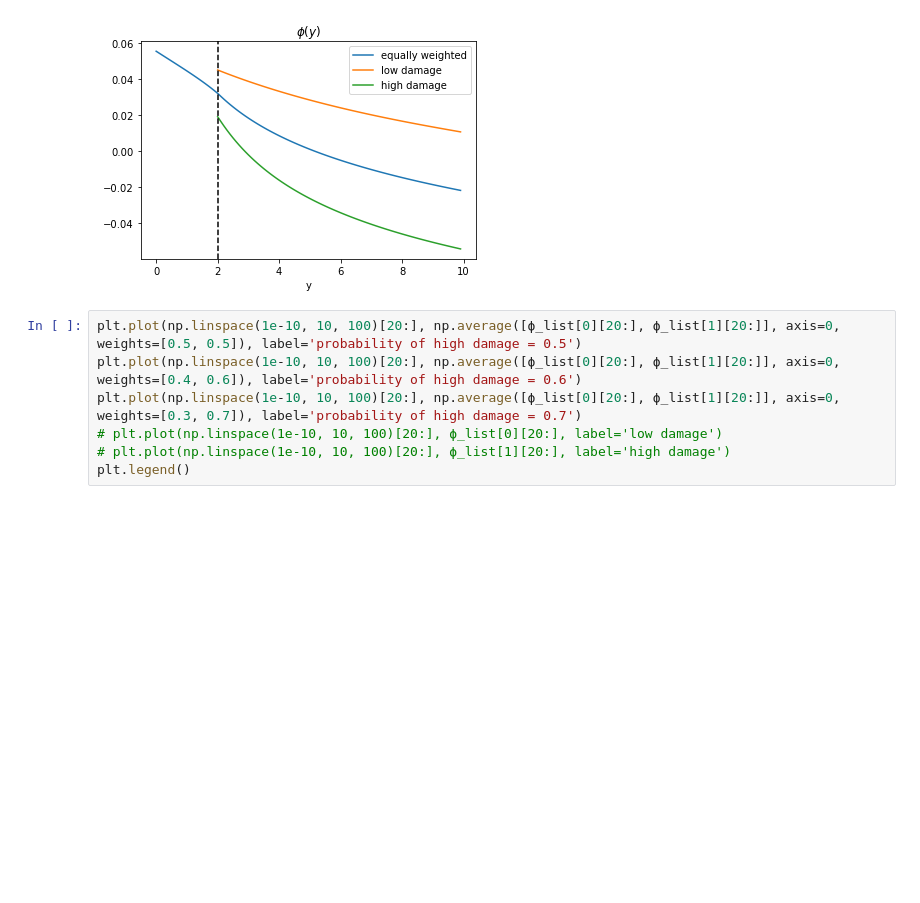
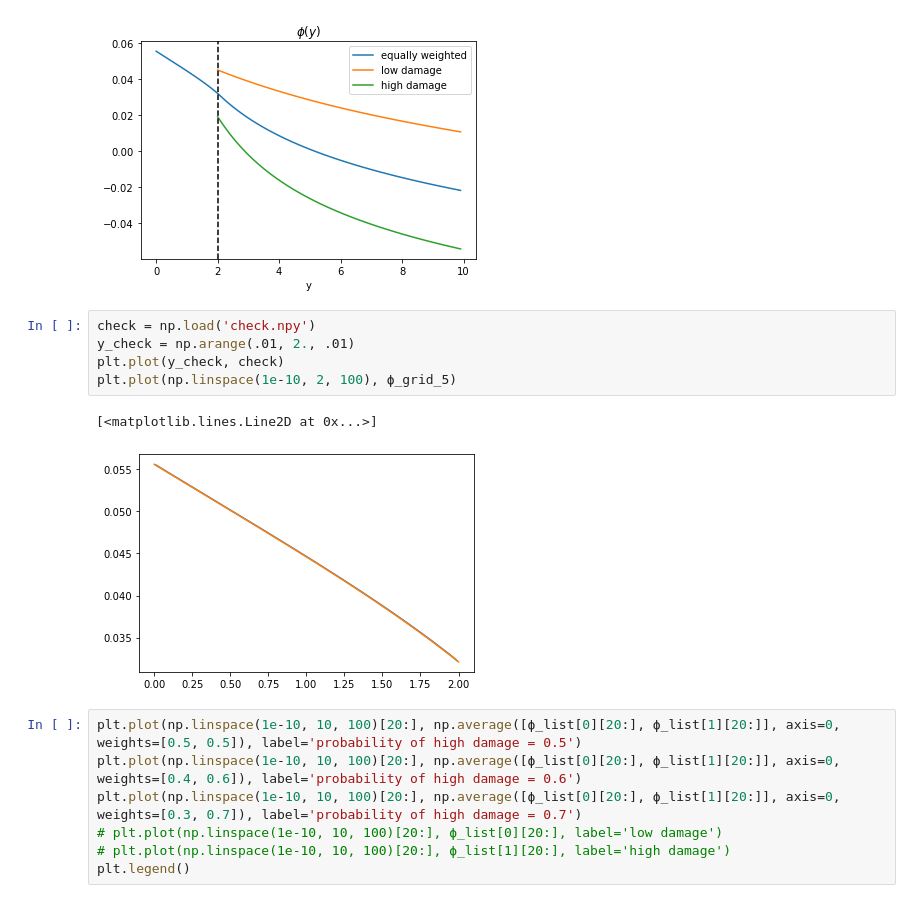
Before and after one commit to lphansen/ClimateUncertaintySpillover, a Jupyter notebook: notebook/BH_modified_dynamic_damage_ode.ipynb, the cells around one changed output. Cells and saved outputs as stored; diff of their text form; blank space fills up the shorter version.

```diff
--- a/notebook/BH_modified_dynamic_damage_ode.ipynb
+++ b/notebook/BH_modified_dynamic_damage_ode.ipynb
@@ -217,6 +222,14 @@ plt.axvline(x=2., linestyle='dashed', color='black')
 plt.savefig('fig.pdf')
 # %% [output]
 [figure]
+# %%
+check = np.load('check.npy')
+y_check = np.arange(.01, 2., .01)
+plt.plot(y_check, check)
+plt.plot(np.linspace(1e-10, 2, 100), ϕ_grid_5)
+# %% [output]
+[<matplotlib.lines.Line2D at 0x...>]
+[figure, added]
 # %%
 plt.plot(np.linspace(1e-10, 10, 100)[20:], np.average([ϕ_list[0][20:], ϕ_list[1][20:]], axis=0, weights=[0.5, 0.5]), label='probability of high damage = 0.5')
 plt.plot(np.linspace(1e-10, 10, 100)[20:], np.average([ϕ_list[0][20:], ϕ_list[1][20:]], axis=0, weights=[0.4, 0.6]), label='probability of high damage = 0.6')
```
Also changed, not shown: parts of 2 cells of this notebook, 17 other files.
